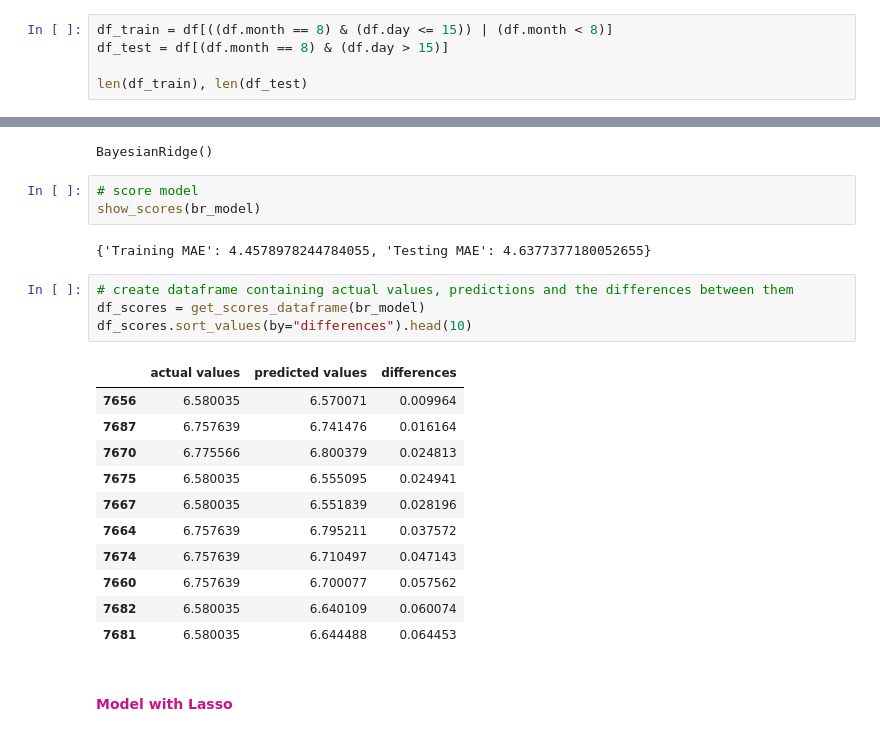
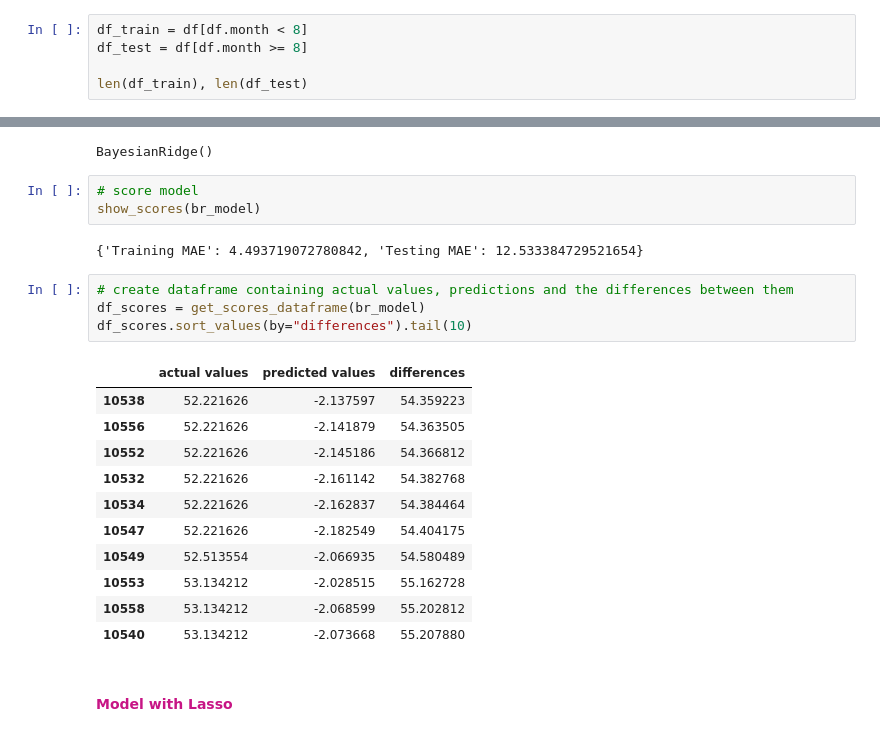
Before and after one commit to rawan-a-d/Air-Quality-Prediction, a Jupyter notebook: scikit_learn_modelling_full_data.ipynb, the cells around one changed output, grey strips where cells are left out. Drawn from its saved outputs; the diff is of its cells as text.

```diff
--- a/scikit_learn_modelling_full_data.ipynb
+++ b/scikit_learn_modelling_full_data.ipynb
@@ -66,8 +72,8 @@ Name: pm2.5, dtype: float64
 # %% [markdown]
 <h4><font color=mediumvioletred>Split data into training and testing </font></h4>
 # %%
-df_train = df[((df.month == 8) & (df.day <= 15)) | (df.month < 8)]
-df_test = df[(df.month == 8) & (df.day > 15)]
+df_train = df[df.month < 8]
+df_test = df[df.month >= 8]
 
 len(df_train), len(df_test)
 # %% [output]
@@ -193,23 +199,23 @@ BayesianRidge()
 # score model
 show_scores(br_model)
 # %% [output]
-{'Training MAE': 4.4578978244784055, 'Testing MAE': 4.6377377180052655}
+{'Training MAE': 4.493719072780842, 'Testing MAE': 12.533384729521654}
 # %%
 # create dataframe containing actual values, predictions and the differences between them
 df_scores = get_scores_dataframe(br_model)
-df_scores.sort_values(by="differences").head(10)
+df_scores.sort_values(by="differences").tail(10)
 # %% [output]
 |  | actual values | predicted values | differences |
-| 7656 | 6.580035 | 6.570071 | 0.009964 |
-| 7687 | 6.757639 | 6.741476 | 0.016164 |
-| 7670 | 6.775566 | 6.800379 | 0.024813 |
-| 7675 | 6.580035 | 6.555095 | 0.024941 |
-| 7667 | 6.580035 | 6.551839 | 0.028196 |
-| 7664 | 6.757639 | 6.795211 | 0.037572 |
-| 7674 | 6.757639 | 6.710497 | 0.047143 |
-| 7660 | 6.757639 | 6.700077 | 0.057562 |
-| 7682 | 6.580035 | 6.640109 | 0.060074 |
-| 7681 | 6.580035 | 6.644488 | 0.064453 |
+| 10538 | 52.221626 | -2.137597 | 54.359223 |
+| 10556 | 52.221626 | -2.141879 | 54.363505 |
+| 10552 | 52.221626 | -2.145186 | 54.366812 |
+| 10532 | 52.221626 | -2.161142 | 54.382768 |
+| 10534 | 52.221626 | -2.162837 | 54.384464 |
+| 10547 | 52.221626 | -2.182549 | 54.404175 |
+| 10549 | 52.513554 | -2.066935 | 54.580489 |
+| 10553 | 53.134212 | -2.028515 | 55.162728 |
+| 10558 | 53.134212 | -2.068599 | 55.202812 |
+| 10540 | 53.134212 | -2.073668 | 55.207880 |
 # %% [markdown]
 <h4><font color=mediumvioletred>Model with Lasso </font></h4>
 # %%
```
Also changed, not shown: parts of 91 cells of this notebook.
